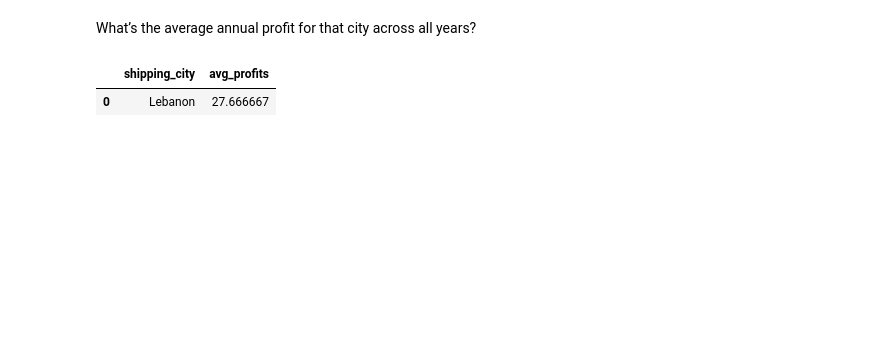
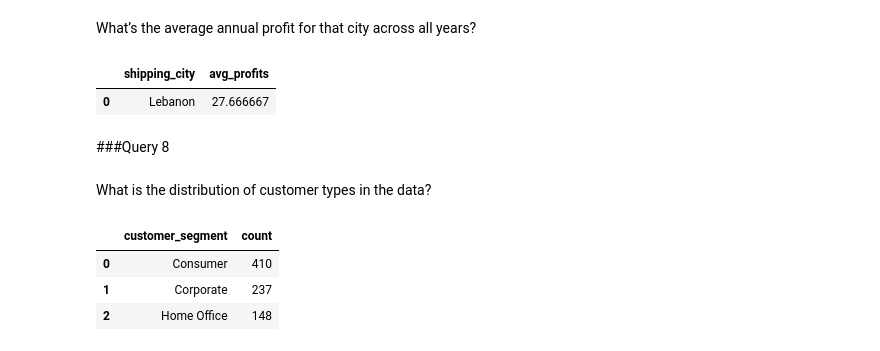
Before and after one commit to sarahajbane/colab_workbook_templates, a Jupyter notebook: MS_unicorn_project.ipynb, the cells around one changed output. Cells and saved outputs as stored; diff of their text form; code cells hidden in the pictures; blank space fills up the shorter version.

```diff
--- a/MS_unicorn_project.ipynb
+++ b/MS_unicorn_project.ipynb
@@ -198,3 +199,19 @@ pd.read_sql(sa.text(query),connection)
 # %% [output]
 |  | shipping_city | avg_profits |
 | 0 | Lebanon | 27.666667 |
+# %% [markdown]
+###Query 8
+# %% [markdown]
+What is the distribution of customer types in the data?
+# %%
+query = """
+SELECT customer_segment, COUNT(DISTINCT customer_id)
+FROM customers
+GROUP BY customer_segment
+"""
+pd.read_sql(sa.text(query),connection)
+# %% [output]
+|  | customer_segment | count |
+| 0 | Consumer | 410 |
+| 1 | Corporate | 237 |
+| 2 | Home Office | 148 |
```
Also changed, not shown: parts of 28 cells of this notebook.
